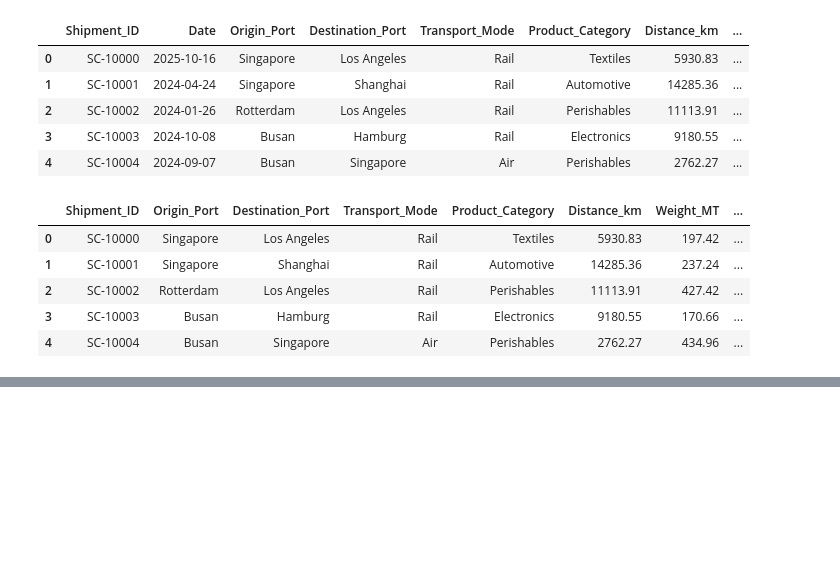
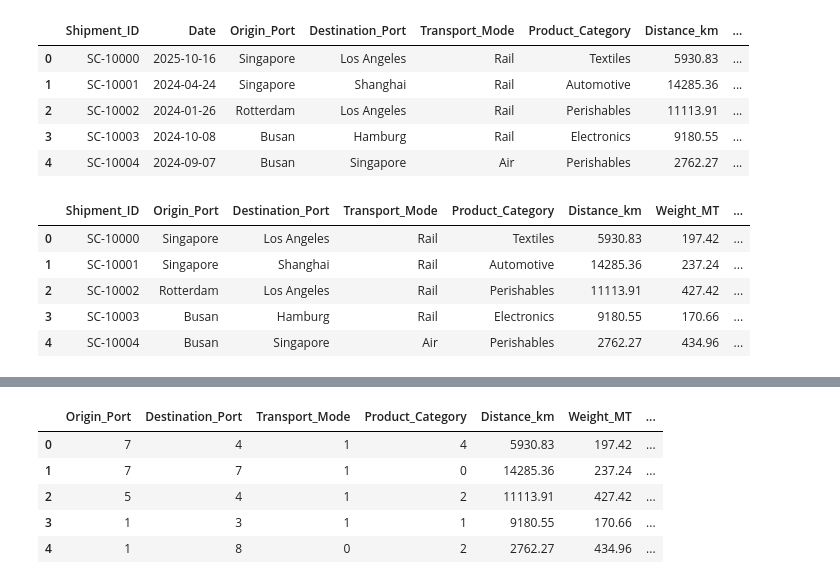
Before and after one commit to Devika-Viswom/SupplyPrescript, a Jupyter notebook: notebooks/02_Data_Preprocessing.ipynb, the cells around one changed output, grey strips where cells are left out. Drawn from its saved outputs; the diff is of its cells as text; code cells hidden in the pictures; blank space fills up the shorter version.

Commit message:
Completed data preprocessing pipeline

```diff
--- a/notebooks/02_Data_Preprocessing.ipynb
+++ b/notebooks/02_Data_Preprocessing.ipynb
@@ -101,0 +121,25 @@ df_processed.head()
+# %%
+from sklearn.preprocessing import LabelEncoder
+
+label_encoder = LabelEncoder()
+
+categorical_columns = [
+    "Origin_Port",
+    "Destination_Port",
+    "Transport_Mode",
+    "Product_Category",
+    "Weather_Condition",
+    "DayOfWeek"
+]
+
+for col in categorical_columns:
+    df_processed[col] = label_encoder.fit_transform(df_processed[col])
+# %%
+df_processed.head()
+# %% [output]
+|  | Origin_Port | Destination_Port | Transport_Mode | Product_Category | Distance_km | Weight_MT | ... |
+| 0 | 7 | 4 | 1 | 4 | 5930.83 | 197.42 | ... |
+| 1 | 7 | 7 | 1 | 0 | 14285.36 | 237.24 | ... |
+| 2 | 5 | 4 | 1 | 2 | 11113.91 | 427.42 | ... |
+| 3 | 1 | 3 | 1 | 1 | 9180.55 | 170.66 | ... |
+| 4 | 1 | 8 | 0 | 2 | 2762.27 | 434.96 | ... |
```
Also changed, not shown: parts of 7 cells of this notebook, 1 other file.
